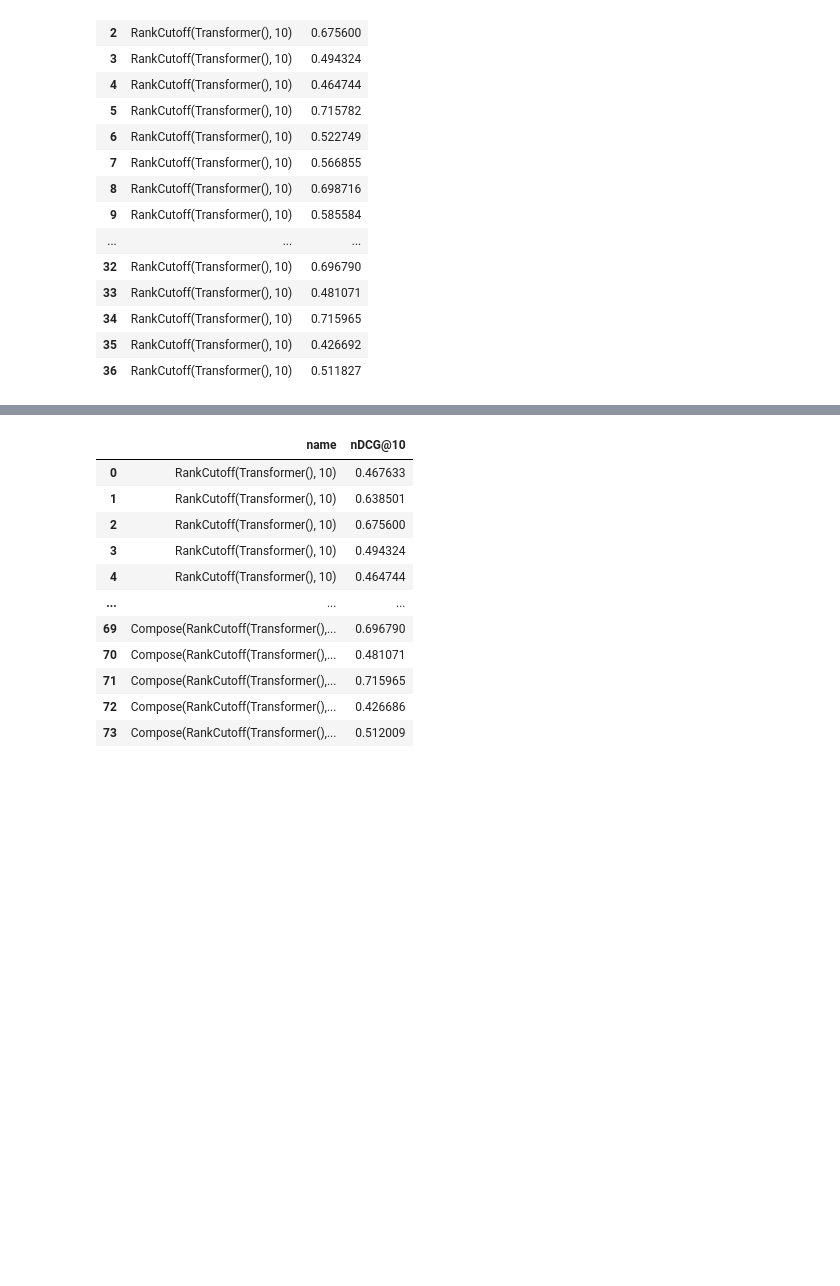
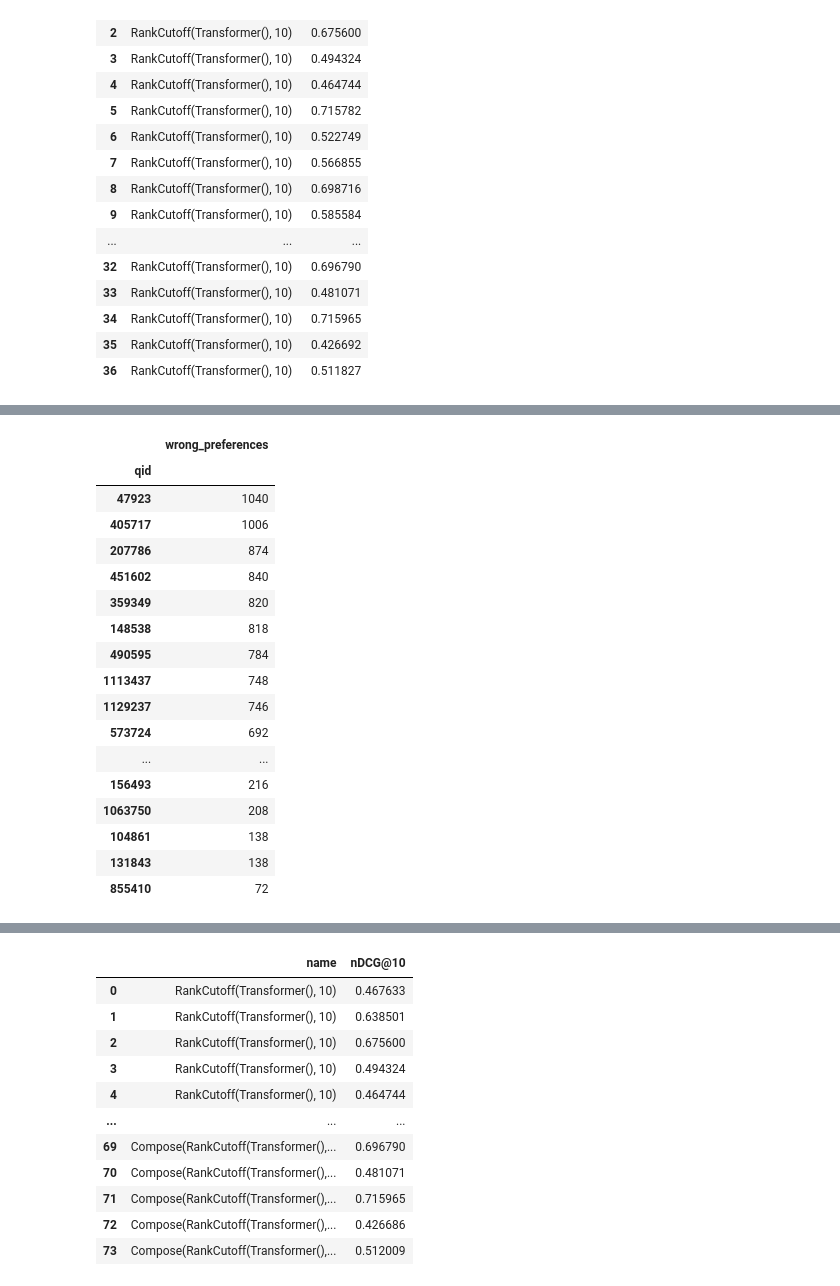
Before and after one commit to webis-de/ir_axioms, a Jupyter notebook: examples/trec.ipynb, the cells around one changed output, grey strips where cells are left out. Drawn from its saved outputs; the diff is of its cells as text; code cells hidden in the pictures; blank space fills up the shorter version.

```diff
--- a/examples/trec.ipynb
+++ b/examples/trec.ipynb
@@ -143,0 +164,23 @@ wrong_preferences_with_axiom_hints
+# %%
+wrong_preferences_per_query = wrong_preferences.groupby(["qid"]).aggregate(wrong_preferences=("original_preference", "count"))
+wrong_preferences_per_query.sort_values(by="wrong_preferences", ascending=False, inplace=True)
+wrong_preferences_per_query
+# %% [output]
+|  | wrong_preferences |
+| qid |  |
+| 47923 | 1040 |
+| 405717 | 1006 |
+| 207786 | 874 |
+| 451602 | 840 |
+| 359349 | 820 |
+| 148538 | 818 |
+| 490595 | 784 |
+| 1113437 | 748 |
+| 1129237 | 746 |
+| 573724 | 692 |
+| ... | ... |
+| 156493 | 216 |
+| 1063750 | 208 |
+| 104861 | 138 |
+| 131843 | 138 |
+| 855410 | 72 |
```
Also changed, not shown: parts of 7 cells of this notebook.
